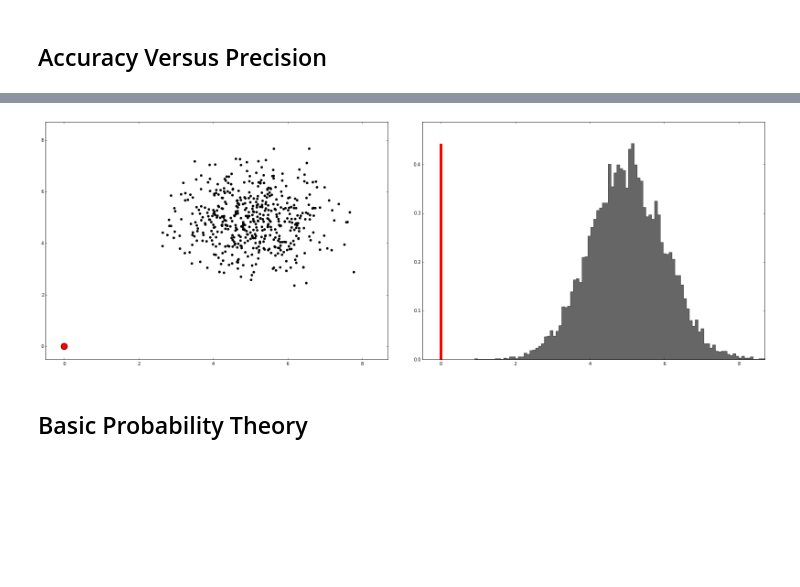
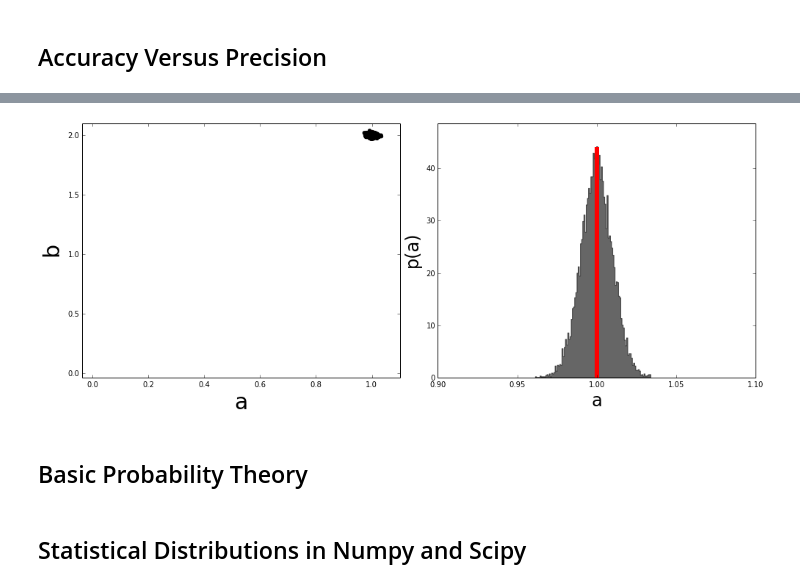
Before and after one commit to dhuppenkothen/ClassicalStatsPython, a Jupyter notebook: classicalstatsexamples.ipynb, the cells around one changed output, grey strips where cells are left out. Cells and saved outputs as stored; diff of their text form; code cells hidden in the pictures; blank space fills up the shorter version.

```diff
--- a/classicalstatsexamples.ipynb
+++ b/classicalstatsexamples.ipynb
@@ -13,32 +47,45 @@ from pylab import *
 # %%
-accuracy = 5.0
-precision = 1.0
 
 ## TODO: put in some labels and arrows for accuracy and precision
+## TODO: Add sliders
+def plot_ap(accuracy, precision):
 
-def plot_ap(accuracy, precision):
-    xsample = np.random.normal(accuracy, precision, size=10000)
-    ysample = np.random.normal(accuracy, precision, size=10000)
+    accuracy = 1 - accuracy
+    precision = 1 - precision
+    xsample = np.random.normal(accuracy, precision**2.0, size=10000)
+    ysample = np.random.normal(accuracy, precision**2.0, size=10000)
     sample = zip(xsample, ysample)
 
-    fig = figure(figsize=(24,9))
-    subplots_adjust(top=0.9, bottom=0.1, left=0.06, right=0.97, wspace=0.1, hspace=0.1)
+    a_true = 1.0
+    b_true = 2.0
+
+    fig = figure(figsize=(14,6))
+    subplots_adjust(top=0.9, bottom=0.1, left=0.06, right=0.97, wspace=0.12, hspace=0.1)
     ax = fig.add_subplot(121)
 
-    ax.scatter(0.0, 0.0, s=200, c="red")
-    ax.scatter(xsample[:500], ysample[:500], s=20, c="black")
-    ax.set_xlim([np.min([np.min(xsample), 0.0-0.5]), np.max([np.max(xsample), 0.0+0.5])])
-    ax.set_ylim([np.min([np.min(ysample), 0.0-0.5]),np.max([np.max(ysample), 0.0+0.5])])
+    ax.scatter(1.0, 2.0, s=200, c="red")
+    ax.scatter(xsample[:500]+a_true, ysample[:500]+b_true, s=20, c="black")
+    ax.set_xlim([np.min([np.min(xsample), a_true-0.1]), np.max([np.max(xsample), a_true+0.1])])
+    ax.set_ylim([np.min([np.min(ysample), b_true-0.1]),np.max([np.max(ysample), b_true+0.1])])
+    ax.set_xlabel("a", fontsize=30)
+    ax.set_ylabel("b", fontsize=30)
 
     ax2 = fig.add_subplot(122)
-    h1, b1, p1 = hist(xsample, bins=100, color="black", histtype="stepfilled", alpha=0.6, normed=True)
-    vlines(0.0, 0.0, np.max(h1), lw=6, color="red")
-    ax2.set_xlim([np.min([np.min(b1), 0.0-0.5]), np.max([np.max(b1), 0.0+0.5])])
+    h1, b1, p1 = hist(xsample+a_true, bins=100, color="black", histtype="stepfilled", alpha=0.6, normed=True)
+    vlines(a_true, 0.0, np.max(h1), lw=6, color="red")
+    ax2.set_xlim([np.min([np.min(b1), a_true-0.1]), np.max([np.max(b1), a_true+0.1])])
     ax2.set_ylim([0.0, np.max(h1)*1.1])
+    ax2.set_xlabel("a", fontsize=24)
+    ax2.set_ylabel("p(a)", fontsize=24)
     return
 
+accuracy = 0.9999
+precision = 0.9
+
 plot_ap(accuracy, precision)
 # %% [output]
-[figure, old version]
+[figure, new version]
 # %% [markdown]
 ## Basic Probability Theory
+# %% [markdown]
+## Statistical Distributions in Numpy and Scipy
```
Also changed, not shown: parts of 32 cells of this notebook.
